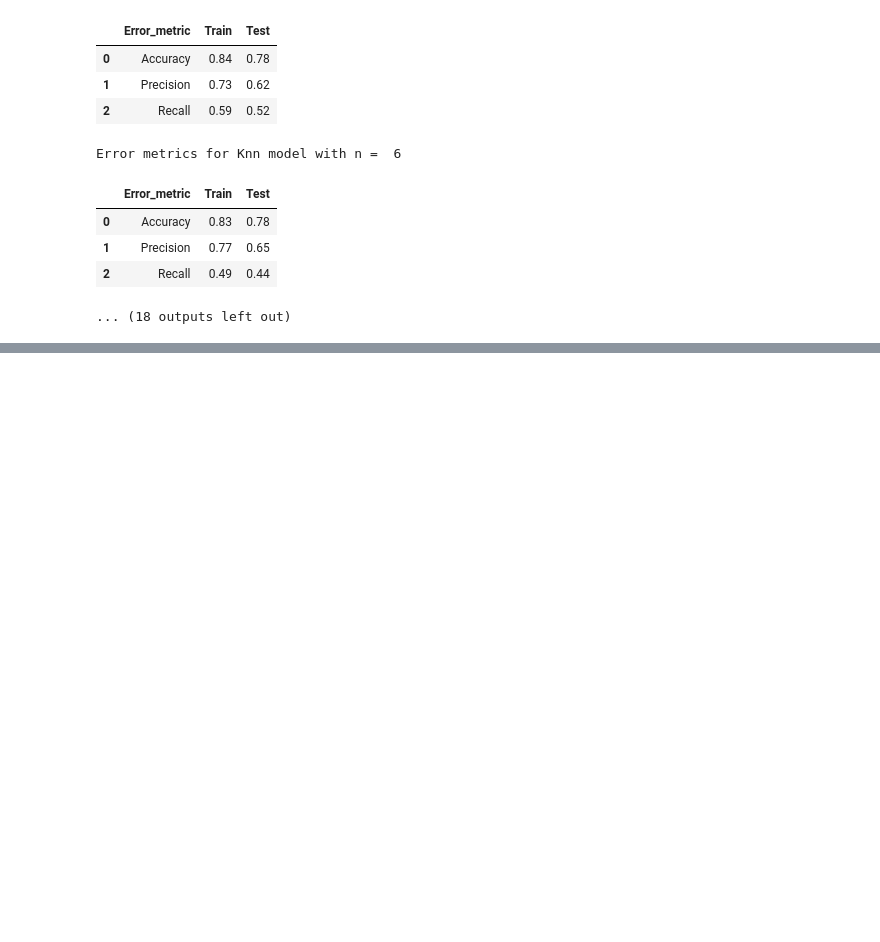
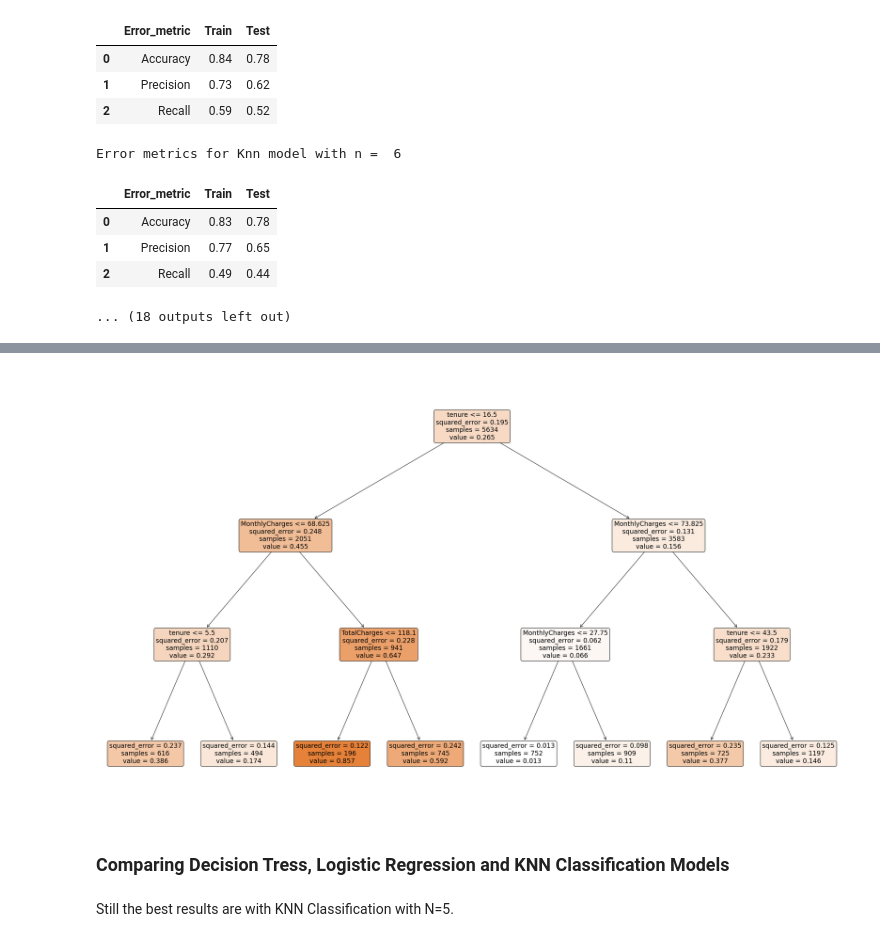
Before and after one commit to dablancog/Angelica_Ironhack_Labs, a Jupyter notebook: Week_7/Week_7_lab_classification_models-Copy1.ipynb, the cells around one changed output, grey strips where cells are left out. Cells and saved outputs as stored; diff of their text form; code cells hidden in the pictures; blank space fills up the shorter version.

```diff
--- a/Week_7/Week_7_lab_classification_models-Copy1.ipynb
+++ b/Week_7/Week_7_lab_classification_models-Copy1.ipynb
@@ -276,0 +419,11 @@ Error metrics for Knn model with n =  6
+# %%
+fig, axes = plt.subplots(nrows = 1,ncols = 1,figsize = (34,20))
+
+plot_tree(model,filled = True, rounded=True,feature_names=X.columns)
+plt.show()
+# %% [output]
+[figure, added]
+# %% [markdown]
+### Comparing Decision Tress, Logistic Regression and KNN Classification Models
+# %% [markdown]
+Still the best results are with KNN Classification with N=5.
```
Also changed, not shown: parts of 11 cells of this notebook.
